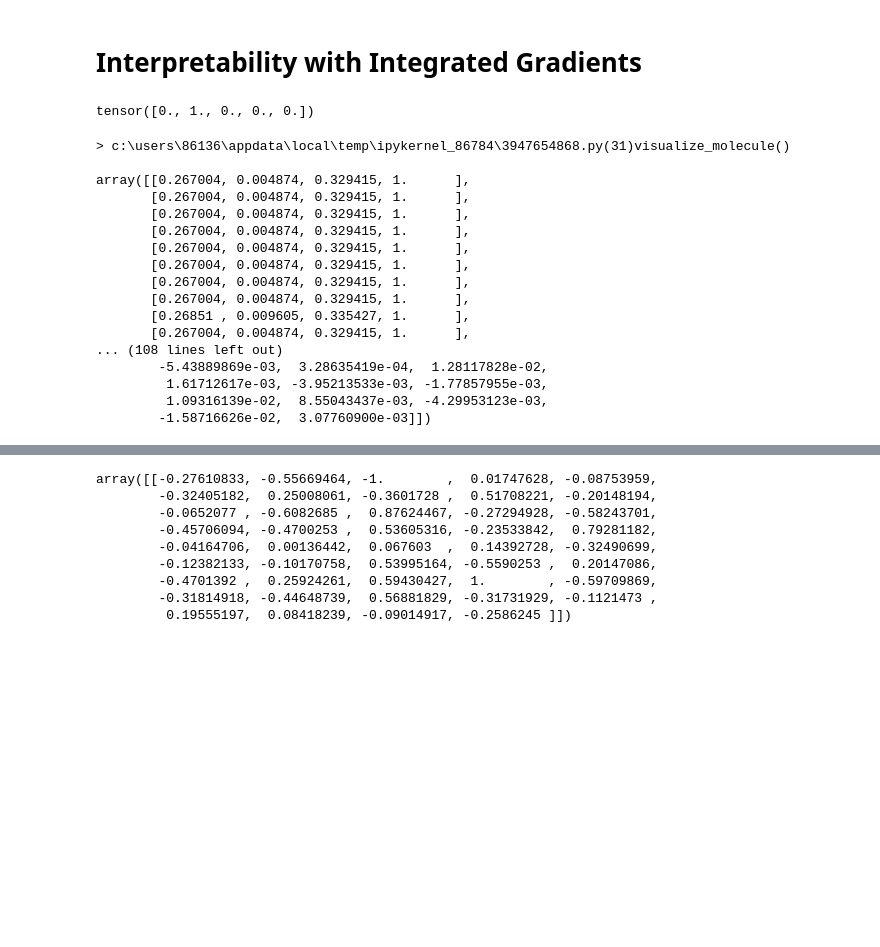
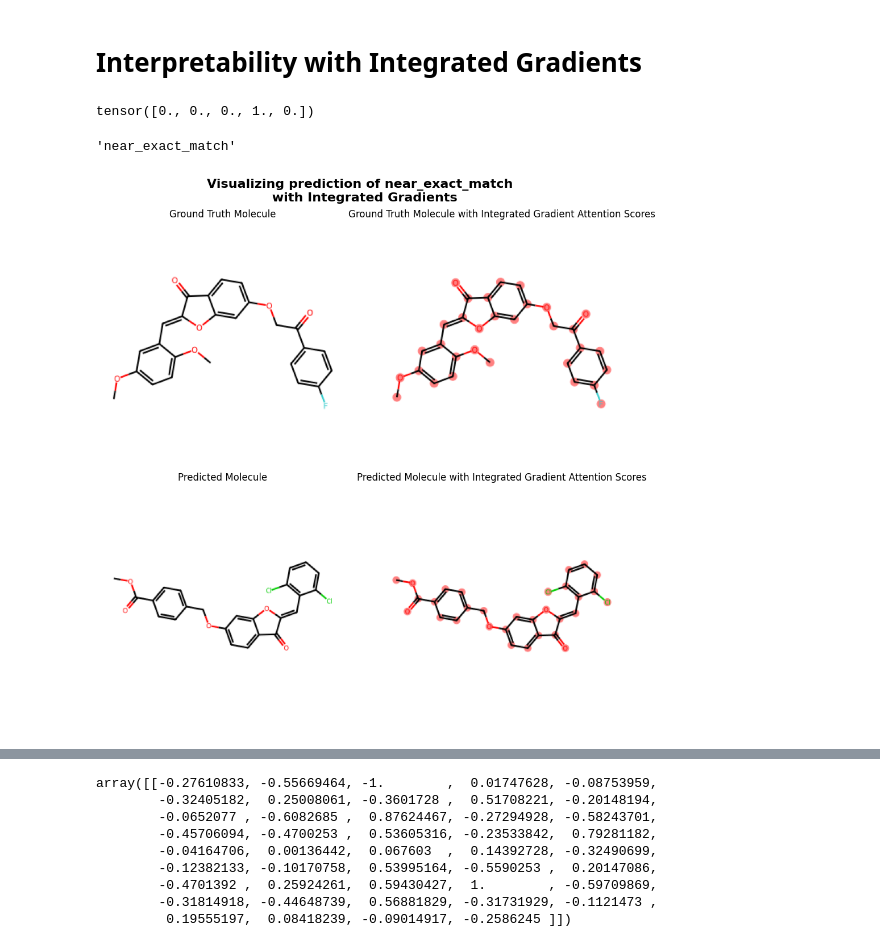
Before and after one commit to davidkubanek/biohack, a Jupyter notebook: scripts/7_interpretability_siamese_molformer_removed_duplicate.ipynb, the cells around one changed output, grey strips where cells are left out. Cells and saved outputs as stored; diff of their text form; code cells hidden in the pictures; blank space fills up the shorter version.

```diff
--- a/scripts/7_interpretability_siamese_molformer_removed_duplicate.ipynb
+++ b/scripts/7_interpretability_siamese_molformer_removed_duplicate.ipynb
@@ -434,19 +375,23 @@ def highlight_smiles(smiles, integrated_grads):
     plt.show()
 # %%
 # Example one-hot encoding for target class (e.g., exact_match)
-idx = 1
+idx = 80
 smile1 = valid_df['predicted_smiles'].iloc[idx]  # Example SMILE string 1
 smile2 = valid_df['ground_truth_smiles'].iloc[idx]  # Example SMILE string 2
 
 # target_one_hot = [0, 0, 0, 0, 1]  # Assuming exact_match is the fifth class
 
 # Compute integrated gradients
-integrated_grads_gt, integrated_grads_pred = integrated_gradients(model, smile1, smile2)
+integrated_grads_gt, integrated_grads_pred, target_one_hot = integrated_gradients(model, smile1, smile2, steps=5)
 
 # Highlight structures based on SMILE tokens
 # highlight_smiles(smiles=[smile1, smile2], integrated_grads=integrated_grads_gt)
 # %% [output]
-tensor([0., 1., 0., 0., 0.])
+tensor([0., 0., 0., 1., 0.])
+# %%
+CONFIG['labels'][torch.argmax(target_one_hot).item()]
+# %% [output]
+'near_exact_match'
 # %%
 def visualize_molecule(smile1, smile2, grads1, grads2):
     """
@@ -476,7 +421,7 @@ def visualize_molecule(smile1, smile2, grads1, grads2):
     # Create color maps based on integrated gradient scores
     colors1 = plt.cm.viridis(normed_scores1)
     colors2 = plt.cm.viridis(normed_scores2)
-    pdb.set_trace()
+    # pdb.set_trace()
     # Create a figure for visualizations
     fig, axs = plt.subplots(2, 2, figsize=(10, 10))
 
@@ -502,51 +447,36 @@ def visualize_molecule(smile1, smile2, grads1, grads2):
 
 
     # Molecule 2 without colors
     img2_no_color = Draw.MolToImage(mol2,
                                      size=(300, 300),
                                      kekulize=True)
 
     axs[1, 0].imshow(img2_no_color)
     axs[1, 0].axis('off')
     axs[1, 0].set_title('Predicted Molecule')
 
     # Molecule 2 with colors based on integrated gradients
     img2_colored = Draw.MolToImage(mol2,
                                     size=(300, 300),
                                     kekulize=True,
                                     highlightAtoms=atom_indices2,
                                     highlightAtomColors={i: colors2[i] for i in atom_indices2})
 
     axs[1, 1].imshow(img2_colored)
     axs[1, 1].axis('off')
     axs[1, 1].set_title('Predicted Molecule with Integrated Gradient Attention Scores')
 
-
+    pred = CONFIG['labels'][torch.argmax(target_one_hot).item()]
+    fig.suptitle(f'Visualizing prediction of {pred} \n with Integrated Gradients', fontsize=16, fontweight='bold')
     plt.tight_layout()
     plt.show()
 
 
 
 # Call the visualization function
 visualize_molecule(smile1, smile2, integrated_grads_gt, integrated_grads_pred)
 # %% [output]
-> c:\users\86136\appdata\local\temp\ipykernel_86784\3947654868.py(31)visualize_molecule()
-
-array([[0.267004, 0.004874, 0.329415, 1.      ],
-       [0.267004, 0.004874, 0.329415, 1.      ],
-       [0.267004, 0.004874, 0.329415, 1.      ],
-       [0.267004, 0.004874, 0.329415, 1.      ],
-       [0.267004, 0.004874, 0.329415, 1.      ],
-       [0.267004, 0.004874, 0.329415, 1.      ],
-       [0.267004, 0.004874, 0.329415, 1.      ],
-       [0.267004, 0.004874, 0.329415, 1.      ],
-       [0.26851 , 0.009605, 0.335427, 1.      ],
-       [0.267004, 0.004874, 0.329415, 1.      ],
-... (108 lines left out)
-        -5.43889869e-03,  3.28635419e-04,  1.28117828e-02,
-         1.61712617e-03, -3.95213533e-03, -1.77857955e-03,
-         1.09316139e-02,  8.55043437e-03, -4.29953123e-03,
-        -1.58716626e-02,  3.07760900e-03]])
+[figure, added]
 # %%
 # Convert SMILES to RDKit molecule
 mol = Chem.MolFromSmiles(smile1)
```
Also changed, not shown: parts of 5 cells of this notebook.
